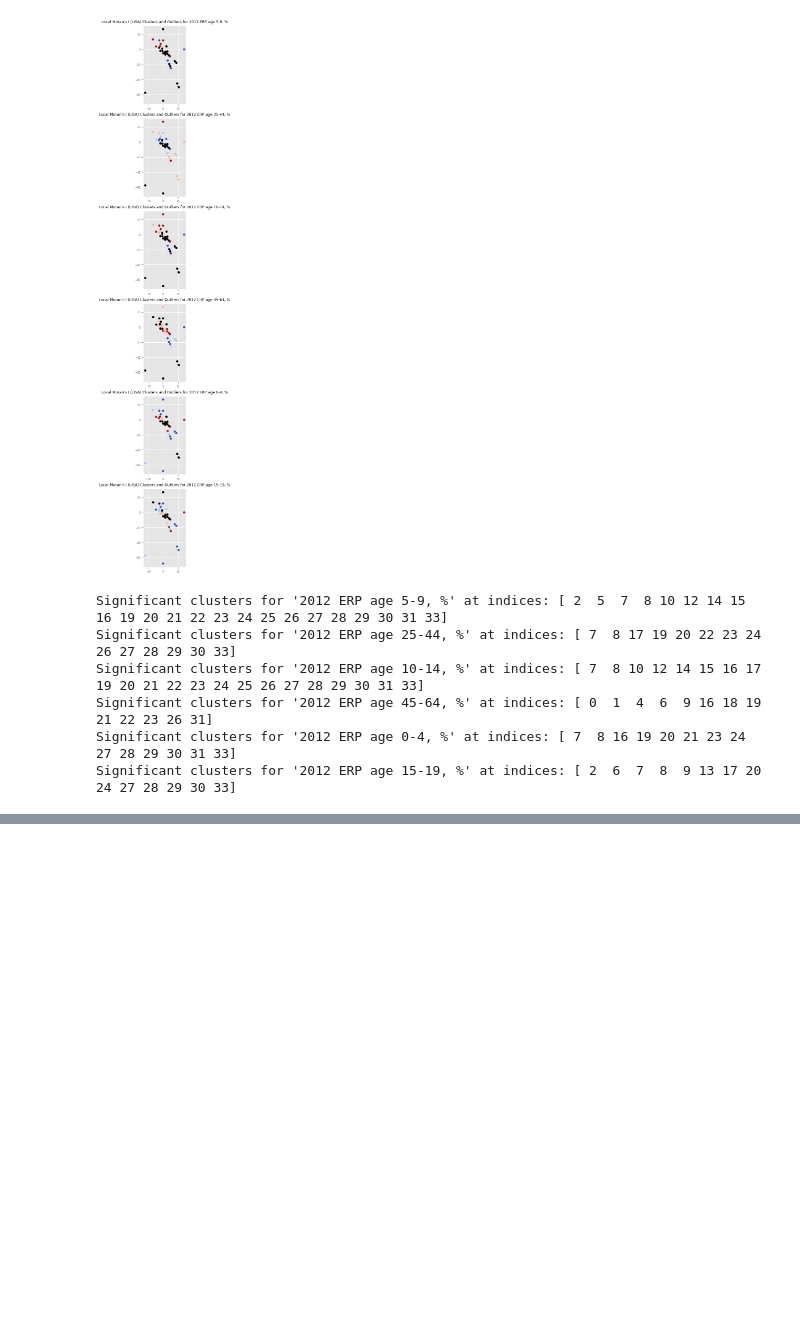
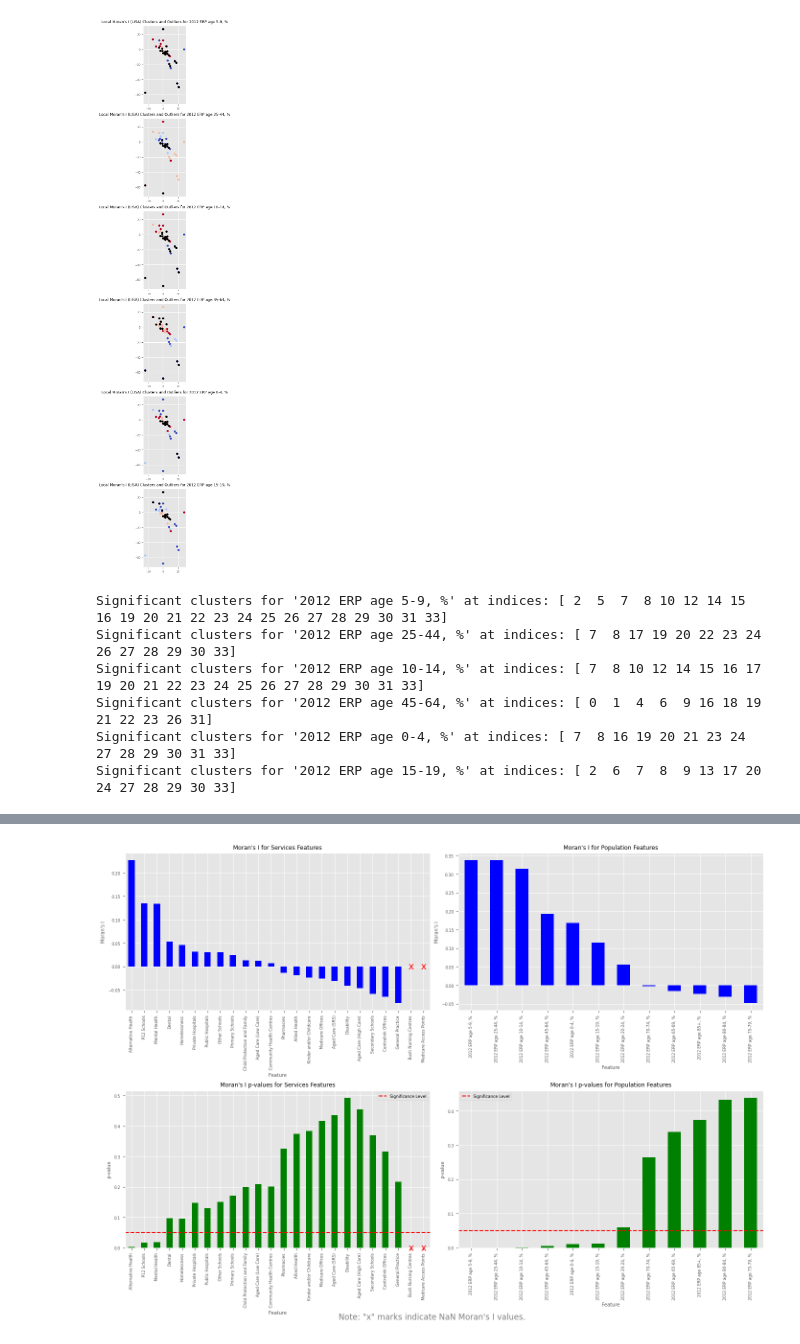
Before and after one commit to Subhasis-Biswas/ML4CPS_Project2, a Jupyter notebook: a1.ipynb, the cells around one changed output, grey strips where cells are left out. Saved outputs shown, nothing was run; the diff lists cells and outputs as text; code cells hidden in the pictures; blank space fills up the shorter version.

```diff
--- a/a1.ipynb
+++ b/a1.ipynb
@@ -1200,0 +1271,56 @@ Significant clusters for '2012 ERP age 15-19, %' at indices: [ 2  6  7  8  9 13
+# %%
+fig, axes = plt.subplots(2, 2, figsize=(14, 10))
+
+# Plot Moran's I for Services
+services_moran_geary_df["Moran's I"].plot(kind='bar', ax=axes[0, 0], color='blue')
+axes[0, 0].set_title("Moran's I for Services Features")
+axes[0, 0].set_ylabel("Moran's I")
+axes[0, 0].set_xlabel("Feature")
+axes[0, 0].tick_params(axis='x', rotation=90)
+
+# Add a red 'x' at positions where Moran's I is NaN
+nan_indices = np.where(np.isnan(services_moran_geary_df["Moran's I"]))[0]
+nan_y_values = [0] * len(nan_indices)  # Set to zero or a small value above zero
+
+for x, y in zip(nan_indices, nan_y_values):
+    axes[0, 0].text(x, y + 0.00, 'x', color='red', fontsize=14, ha='center', va='center')
+
+
+# Plot Moran's I for Population, and add cross at NaN values
+population_moran_geary_df["Moran's I"].plot(kind='bar', ax=axes[0, 1], color='blue')
+axes[0, 1].set_title("Moran's I for Population Features")
+axes[0, 1].set_ylabel("Moran's I")
+axes[0, 1].set_xlabel("Feature")
+axes[0, 1].tick_params(axis='x', rotation=90)
+
+
+
+# Plot Moran's I p-values for Services
+services_moran_geary_df["Moran's I p-value"].plot(kind='bar', ax=axes[1, 0], color='green')
+axes[1, 0].set_title("Moran's I p-values for Services Features")
+axes[1, 0].set_ylabel("p-value")
+axes[1, 0].set_xlabel("Feature")
+axes[1, 0].axhline(y=0.05, color='r', linestyle='--')
+axes[1, 0].tick_params(axis='x', rotation=90)
+axes[1, 0].legend(['Significance Level'])
+
+for x, y in zip(nan_indices, nan_y_values):
+	axes[1, 0].text(x, y + 0.00, 'x', color='red', fontsize=14, ha='center', va='center')
+
+# Plot Moran's I p-values for Population
+population_moran_geary_df["Moran's I p-value"].plot(kind='bar', ax=axes[1, 1], color='green')
+axes[1, 1].set_title("Moran's I p-values for Population Features")
+axes[1, 1].set_ylabel("p-value")
+axes[1, 1].set_xlabel("Feature")
+axes[1, 1].tick_params(axis='x', rotation=90)
+axes[1, 1].axhline(y=0.05, color='r', linestyle='--')
+axes[1, 1].legend(['Significance Level'])
+
+# add a text at the bottom of the figure to explain the 'x' marks
+fig.text(0.5, 0.0, 'Note: "x" marks indicate NaN Moran\'s I values.', ha='center', fontsize=12, color='gray')
+
+# Adjust layout
+plt.tight_layout()
+plt.show()
+# %% [output]
+[figure, added]
```
Also changed, not shown: parts of 5 cells of this notebook, 1 other file.
